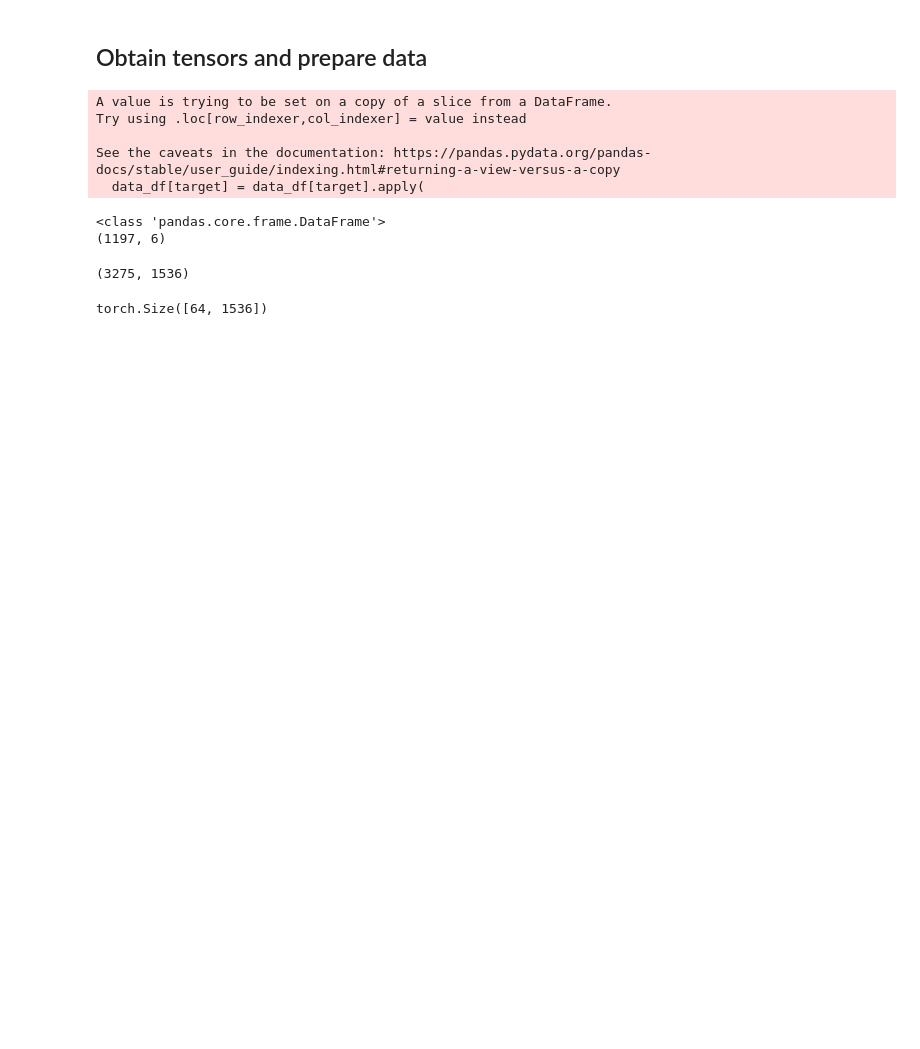
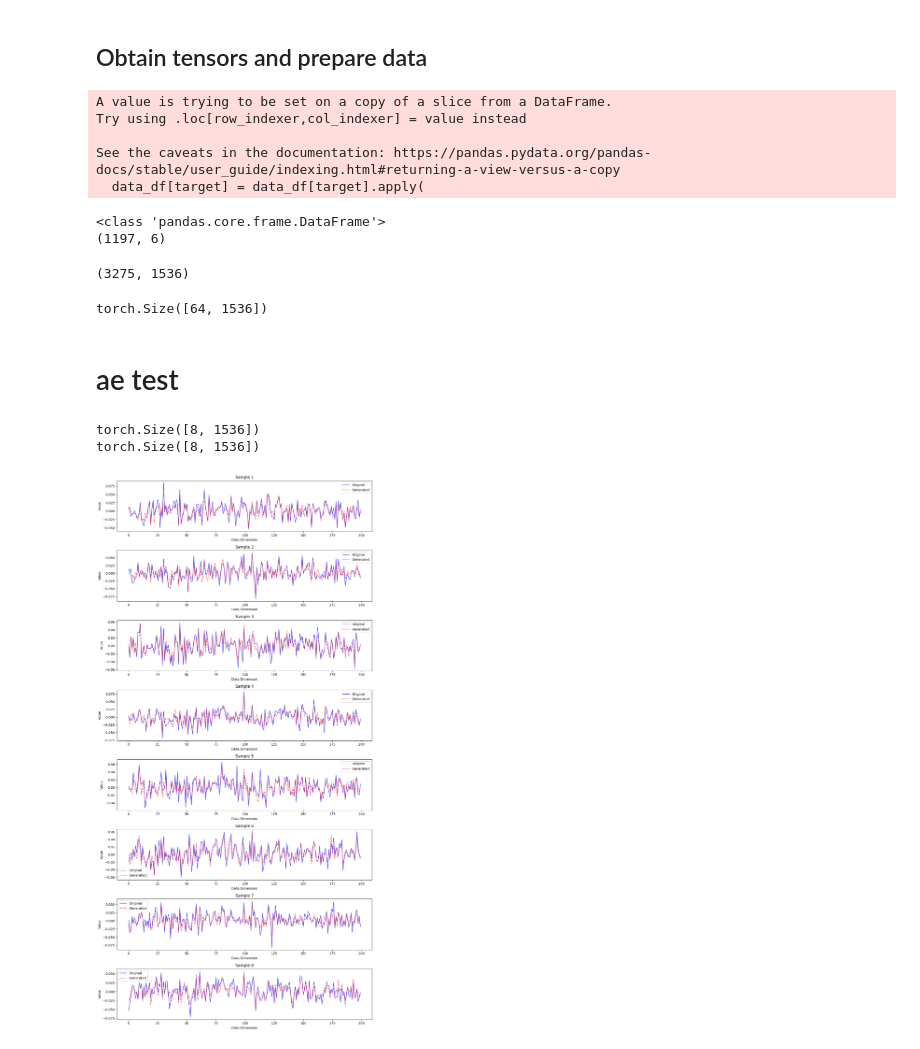
Before and after one commit to GruelFoam/CP3106, a Jupyter notebook: 6_with_neural_network/classification_encoder.ipynb, the cells around one changed output. Drawn from its saved outputs; the diff is of its cells as text; code cells hidden in the pictures; blank space fills up the shorter version.

```diff
--- a/6_with_neural_network/classification_encoder.ipynb
+++ b/6_with_neural_network/classification_encoder.ipynb
@@ -15,3 +15,8 @@ from _0_utils.tool import *
 
 data_root = '../../MyData/'
+# %%
+from model.obtain_model import load_ae
+device = torch.device("cuda" if torch.cuda.is_available() else "cpu")
+
+trained_ae = load_ae("../model/saved_models/basic_ae.pth", device)
 # %% [markdown]
@@ -180,3 +148,41 @@ for batch in train_loader:
     break  # Just print the first batch
 # %% [output]
 torch.Size([64, 1536])
+# %% [markdown]
+# ae test
+# %%
+# Assuming x is a batch of input data (1D, not images)
+x = next(iter(test_loader))  # Get a batch of data
+x = x[8:16]  # Take the first 8 samples in the batch (shape: [8, input_dim])
+
+# Encode the input
+trained_ae.eval()
+with torch.no_grad():
+    x = x.unsqueeze(1)
+    generated_samples = trained_ae(x.to(device))
+
+    # Move to CPU and convert to numpy if necessary
+    x = x.cpu()
+    x = x.squeeze(1)
+    print(x.shape)
+    generated_samples = generated_samples.cpu()
+    generated_samples = generated_samples.squeeze(1)
+    print(generated_samples.shape)
+
+    # Plot the original and generated samples in separate subplots
+    fig, axes = plt.subplots(8, 1, figsize=(12, 24))  # 8 rows, 1 column
+
+    for i in range(8):
+        axes[i].plot(x[i][900:1100], label="Original", linestyle='-', color='b', alpha=0.7)
+        axes[i].plot(generated_samples[i][900:1100], label="Generated", linestyle='--', color='r', alpha=0.7)
+        axes[i].set_title(f"Sample {i+1}")
+        axes[i].set_xlabel("Data Dimension")
+        axes[i].set_ylabel("Value")
+        axes[i].legend()
+
+    plt.tight_layout()
+    plt.show()
+# %% [output]
+torch.Size([8, 1536])
+torch.Size([8, 1536])
+[figure, added]
```
Also changed, not shown: parts of 7 cells of this notebook, 8 other files.
